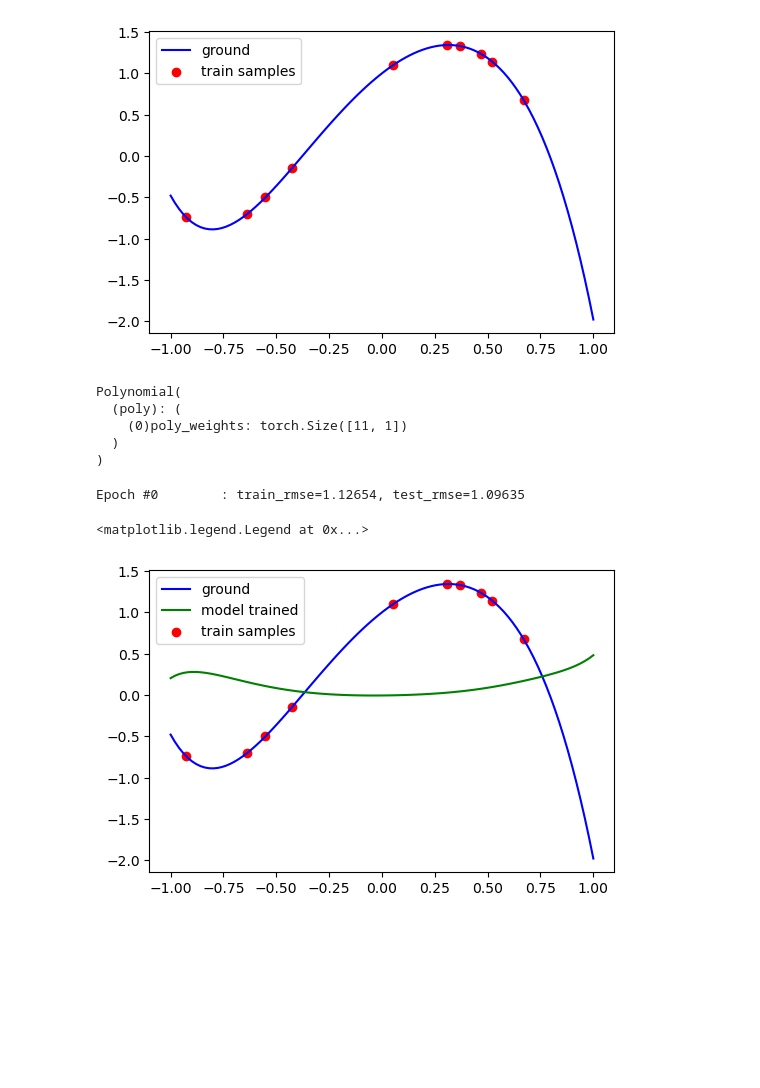
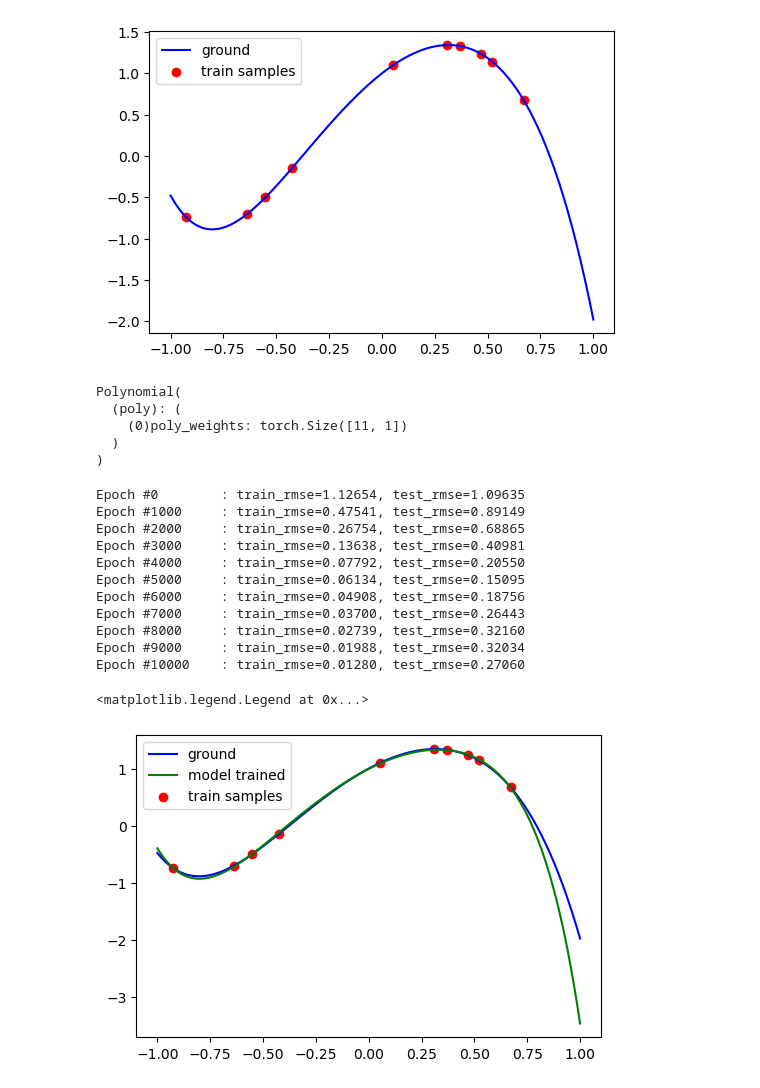
Before and after one commit to shib0li/CS6350-PyTorch-Tutorial, a Jupyter notebook: Part4-Custom-Module.ipynb, the cells around one changed output. Drawn from its saved outputs; the diff is of its cells as text; code cells hidden in the pictures; blank space fills up the shorter version.

```diff
--- a/Part4-Custom-Module.ipynb
+++ b/Part4-Custom-Module.ipynb
@@ -71,9 +71,9 @@ print(model)
 
 # for name, param in model.named_parameters():
 #     if param.requires_grad:
-#         print (name, param.data)
+#         print(name, param.data)
 
-epochs=100
+epochs=10000
 lr=1e-3
 reg=1e-5
 
@@ -95,34 +95,44 @@ for ie in tqdm(range(epochs+1)):
 
     if ie%1000 == 0:
         cprint('r', 'Epoch #{}\t: '.format(ie), end='')
         with torch.no_grad():
             rmse_tr = torch.sqrt(torch.mean(torch.square(ytr-pred)))
             rmse_te = torch.sqrt(torch.mean(torch.square(yte-model(Xte))))
             print('train_rmse={:.5f}, test_rmse={:.5f}'.format(rmse_tr.item(), rmse_te.item()))
 
         #
     #
 
 
 
 with torch.no_grad():
     pred = model(Xte)
 
 fig = plt.figure(figsize=(6,4), dpi= 100, facecolor='w', edgecolor='k')
 
 plt.scatter(Xtr.cpu().squeeze(), ytr.cpu().squeeze(), color='r', label='train samples')
 plt.plot(Xte.cpu().squeeze(), yte.cpu().squeeze(), color='b', label='ground')
 plt.plot(Xte.cpu().squeeze(), pred.cpu().squeeze(), color='green', label='model trained')
 plt.legend()
 # %% [output]
 Polynomial(
   (poly): (
     (0)poly_weights: torch.Size([11, 1])
   )
 )
 Epoch #0        : train_rmse=1.12654, test_rmse=1.09635
+Epoch #1000     : train_rmse=0.47541, test_rmse=0.89149
+Epoch #2000     : train_rmse=0.26754, test_rmse=0.68865
+Epoch #3000     : train_rmse=0.13638, test_rmse=0.40981
+Epoch #4000     : train_rmse=0.07792, test_rmse=0.20550
+Epoch #5000     : train_rmse=0.06134, test_rmse=0.15095
+Epoch #6000     : train_rmse=0.04908, test_rmse=0.18756
+Epoch #7000     : train_rmse=0.03700, test_rmse=0.26443
+Epoch #8000     : train_rmse=0.02739, test_rmse=0.32160
+Epoch #9000     : train_rmse=0.01988, test_rmse=0.32034
+Epoch #10000    : train_rmse=0.01280, test_rmse=0.27060
 <matplotlib.legend.Legend at 0x...>
-[figure, old version]
+[figure, new version]
 # %%
 import torch.nn.functional as F
 
```
Also changed, not shown: parts of 2 cells of this notebook.
